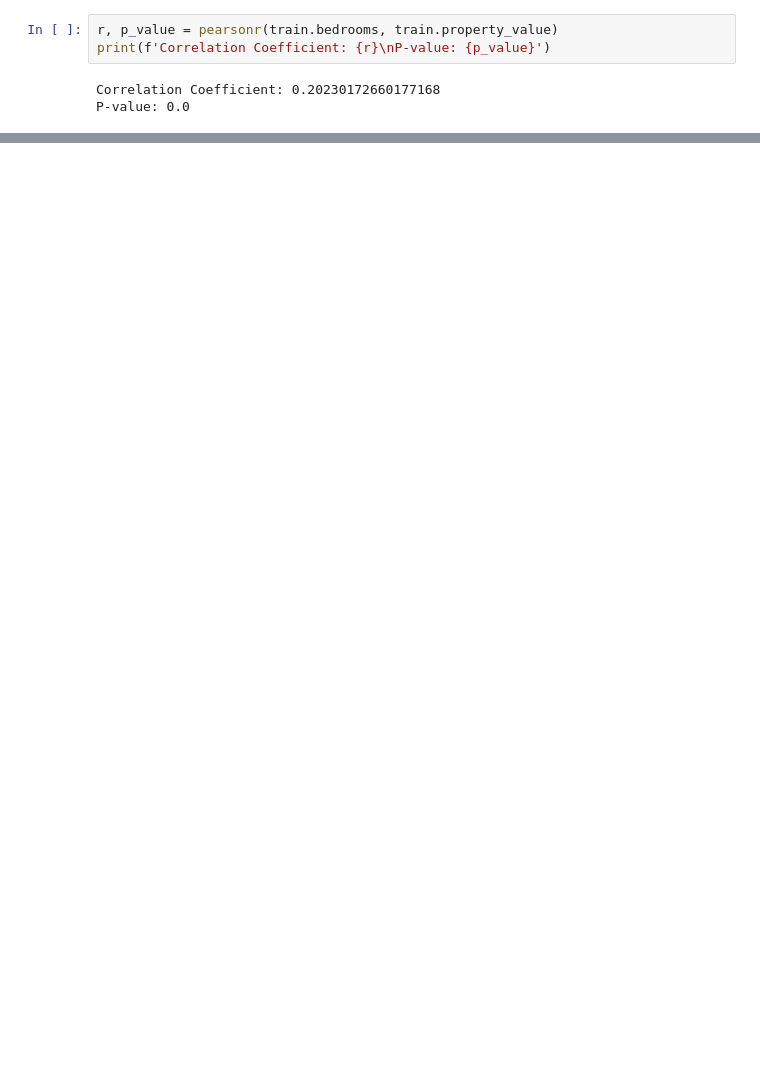
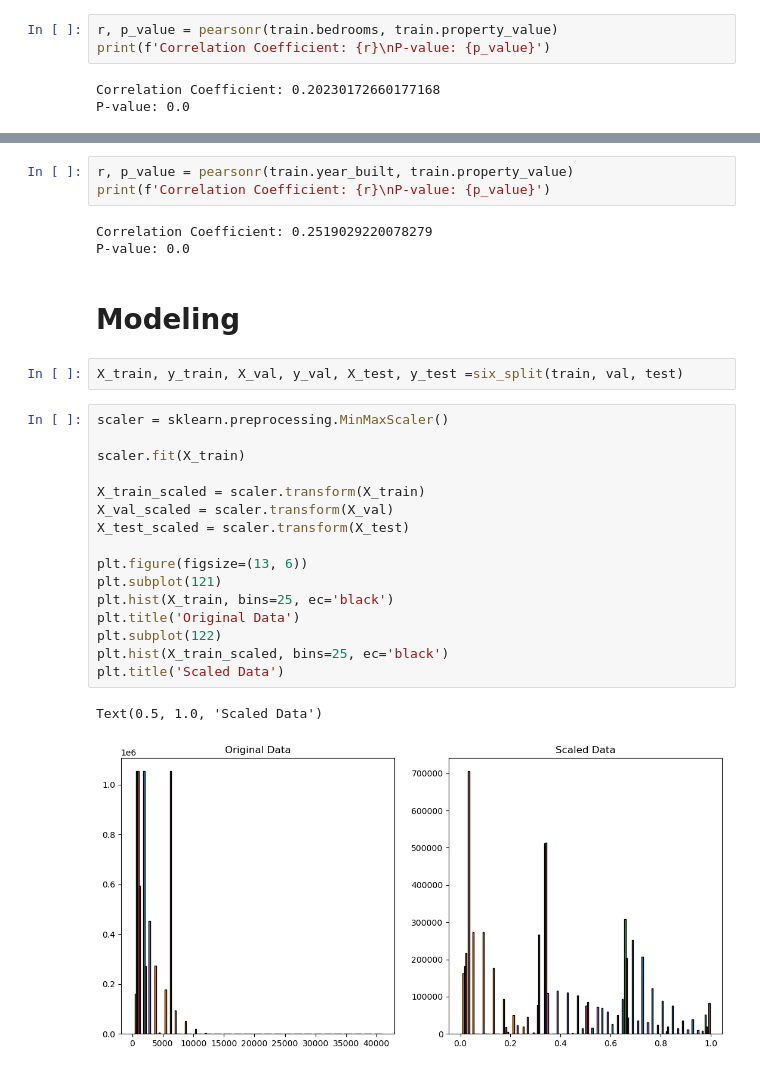
Before and after one commit to EstebanHernandez0/Zillow_Project, a Jupyter notebook: work_notebook.ipynb, the cells around one changed output, grey strips where cells are left out. Drawn from its saved outputs; the diff is of its cells as text; blank space fills up the shorter version.

```diff
--- a/work_notebook.ipynb
+++ b/work_notebook.ipynb
@@ -143,0 +186,29 @@ plt.show()
+# %%
+r, p_value = pearsonr(train.year_built, train.property_value)
+print(f'Correlation Coefficient: {r}\nP-value: {p_value}')
+# %% [output]
+Correlation Coefficient: 0.2519029220078279
+P-value: 0.0
+# %% [markdown]
+# Modeling
+# %%
+X_train, y_train, X_val, y_val, X_test, y_test =six_split(train, val, test)
+# %%
+scaler = sklearn.preprocessing.MinMaxScaler()
+
+scaler.fit(X_train)
+
+X_train_scaled = scaler.transform(X_train)
+X_val_scaled = scaler.transform(X_val)
+X_test_scaled = scaler.transform(X_test)
+
+plt.figure(figsize=(13, 6))
+plt.subplot(121)
+plt.hist(X_train, bins=25, ec='black')
+plt.title('Original Data')
+plt.subplot(122)
+plt.hist(X_train_scaled, bins=25, ec='black')
+plt.title('Scaled Data')
+# %% [output]
+Text(0.5, 1.0, 'Scaled Data')
+[figure, added]
```
Also changed, not shown: parts of 19 cells of this notebook.
